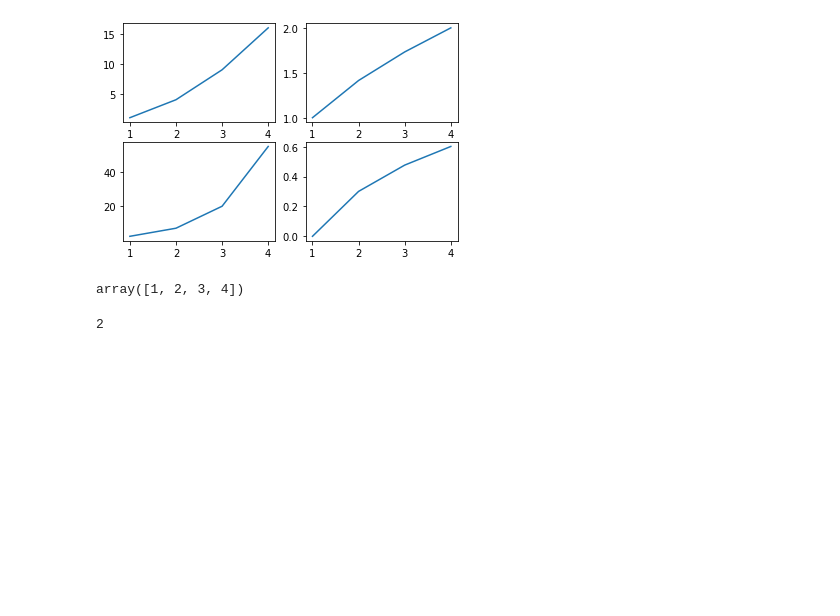
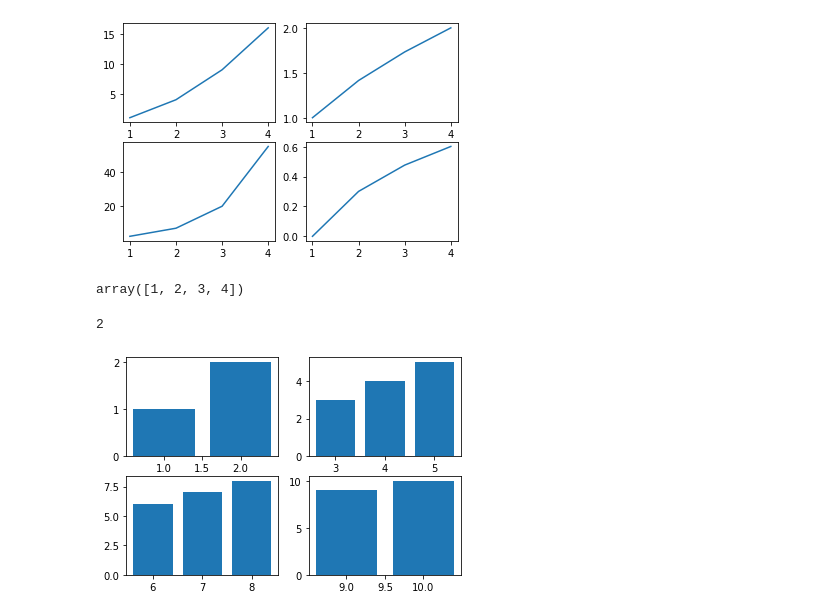
Before and after one commit to ejgoodwin/sum_parser, a Jupyter notebook: Parser.ipynb, the cells around one changed output. Cells and saved outputs as stored; diff of their text form; code cells hidden in the pictures; blank space fills up the shorter version.

Commit message:
added correlations plot

```diff
--- a/Parser.ipynb
+++ b/Parser.ipynb
@@ -553,0 +557,79 @@ window.mainloop()
+# %%
+from matplotlib.figure import Figure
+from matplotlib.backends.backend_tkagg import (FigureCanvasTkAgg,
+NavigationToolbar2Tk)
+import matplotlib.pyplot as plt
+
+# the main Tkinter window
+window = Tk()
+
+# the figure that will contain the plot
+# fig = Figure(figsize = (8, 8),
+#              dpi = 100)
+
+# list of squares
+# y = [i**2 for i in range(101)]
+
+
+
+vioKeys = [1,2,3,4,5,6,7,8,9,10]
+vioVals = [1,2,3,4,5,6,7,8,9,10]
+# Create 4 subplots using slices of the keys & values lists
+fig,a =  plt.subplots(2,2)
+a[0][0].bar(vioKeys[:round(len(vioKeys)*0.25)], vioVals[:round(len(vioKeys)*0.25)])
+a[0][1].bar(vioKeys[round(len(vioKeys)*0.25):round(len(vioKeys)*0.5)], vioVals[round(len(vioKeys)*0.25):round(len(vioKeys)*0.5)])
+a[1][0].bar(vioKeys[round(len(vioKeys)*0.5):round(len(vioKeys)*0.75)], vioVals[round(len(vioKeys)*0.5):round(len(vioKeys)*0.75)])
+a[1][1].bar(vioKeys[round(len(vioKeys)*0.75):], vioVals[round(len(vioKeys)*0.75):])
+# plt.show()
+
+
+# adding the subplot
+# plot1 = fig.add_subplot(221)
+# plot2 = fig.add_subplot(222)
+# plot3 = fig.add_subplot(223)
+# plot4 = fig.add_subplot(224)
+
+# plotting the graph
+# plot1.bar(vioKeys[:round(len(vioKeys)*0.25)], vioVals[:round(len(vioKeys)*0.25)])
+# plot2.bar(vioKeys[:round(len(vioKeys)*0.25)], vioVals[:round(len(vioKeys)*0.25)])
+# plot3.bar(vioKeys[:round(len(vioKeys)*0.25)], vioVals[:round(len(vioKeys)*0.25)])
+# plot4.bar(vioKeys[:round(len(vioKeys)*0.25)], vioVals[:round(len(vioKeys)*0.25)])
+
+# creating the Tkinter canvas
+# containing the Matplotlib figure
+canvas = FigureCanvasTkAgg(fig,
+                           master = window)
+canvas.draw()
+
+# placing the canvas on the Tkinter window
+canvas.get_tk_widget().pack()
+
+# creating the Matplotlib toolbar
+toolbar = NavigationToolbar2Tk(canvas,
+                               window)
+toolbar.update()
+
+# placing the toolbar on the Tkinter window
+canvas.get_tk_widget().pack()
+
+# setting the title
+window.title('Plotting in Tkinter')
+
+# dimensions of the main window
+window.geometry("500x500")
+
+# button that displays the plot
+plot_button = Button(master = window,
+                     command = plot1,
+                     height = 2,
+                     width = 10,
+                     text = "Plot")
+
+# place the button
+# in main window
+plot_button.pack()
+
+# run the gui
+window.mainloop()
+# %% [output]
+[figure, added]
```
Also changed, not shown: parts of 7 cells of this notebook.
